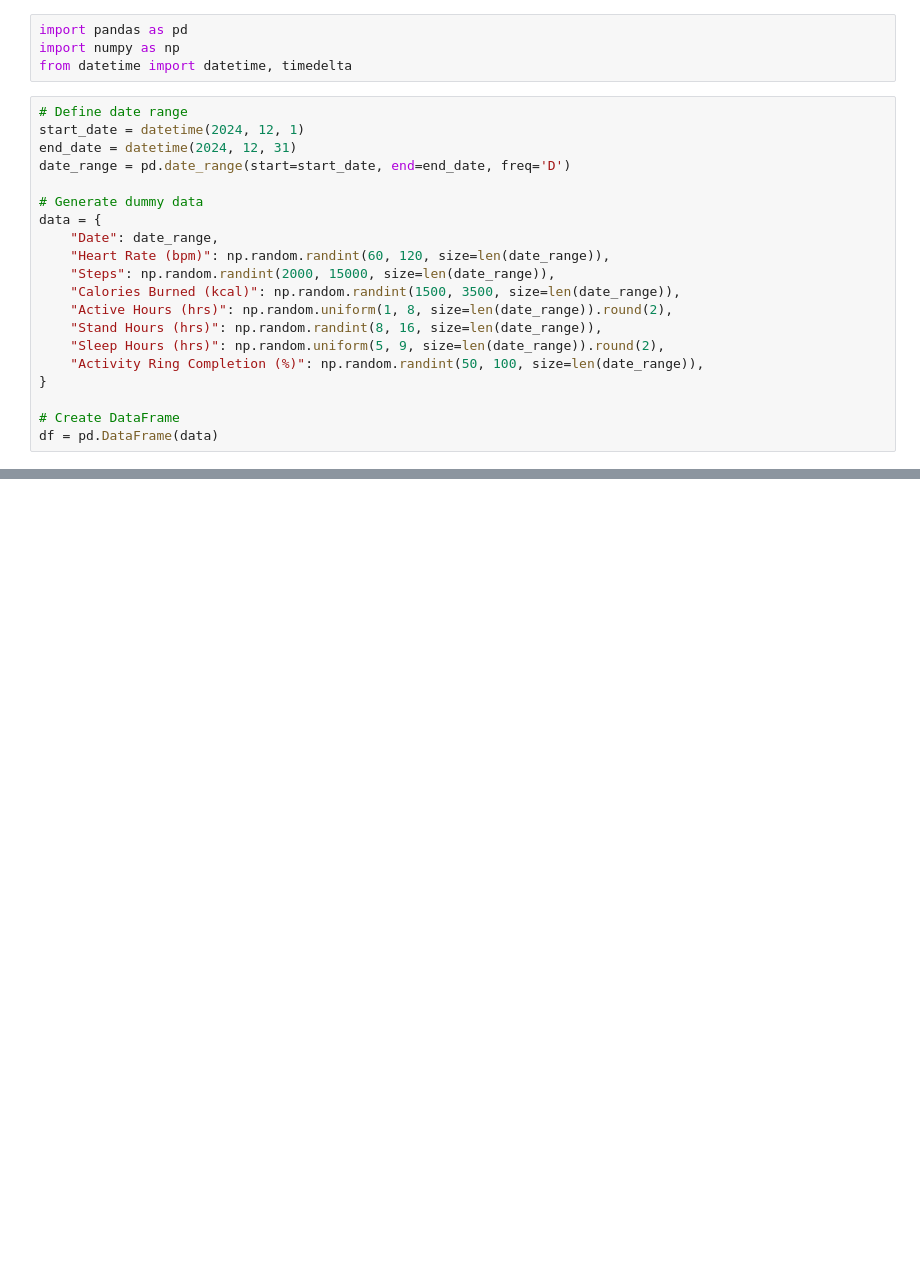
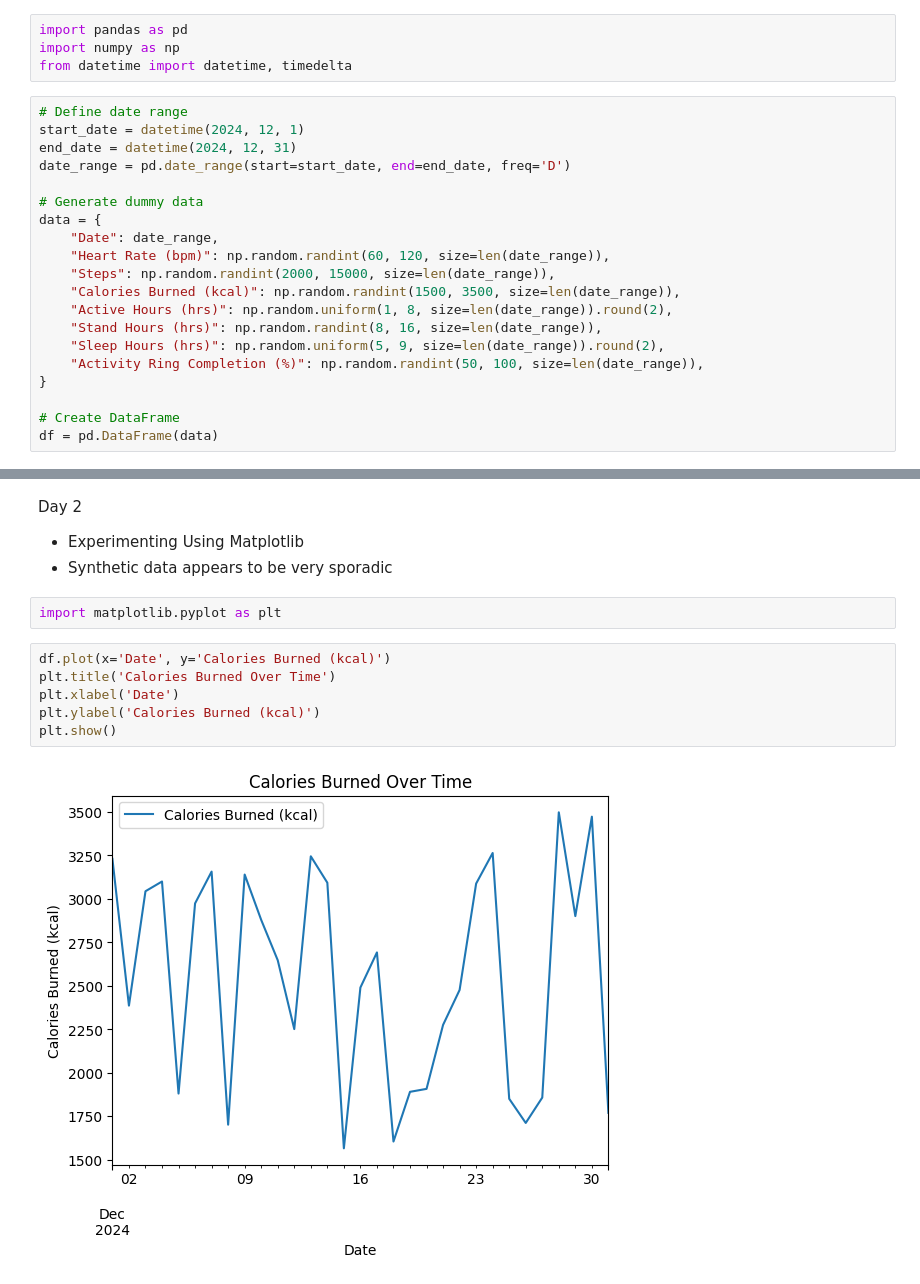
Before and after one commit to lerissamistry/Christmas-Coding-Challenge-2024, a Jupyter notebook: Christmas_Coding_Challenge_2024.ipynb, the cells around one changed output, grey strips where cells are left out. Saved outputs shown, nothing was run; the diff lists cells and outputs as text; blank space fills up the shorter version.

```diff
--- a/Christmas_Coding_Challenge_2024.ipynb
+++ b/Christmas_Coding_Challenge_2024.ipynb
@@ -50,0 +51,17 @@ df
+# %% [markdown]
+Day 2
+
+
+
+*   Experimenting Using Matplotlib
+*   Synthetic data appears to be very sporadic
+# %%
+import matplotlib.pyplot as plt
+# %%
+df.plot(x='Date', y='Calories Burned (kcal)')
+plt.title('Calories Burned Over Time')
+plt.xlabel('Date')
+plt.ylabel('Calories Burned (kcal)')
+plt.show()
+# %% [output]
+[figure, added]
```
Also changed, not shown: parts of 3 cells of this notebook.
